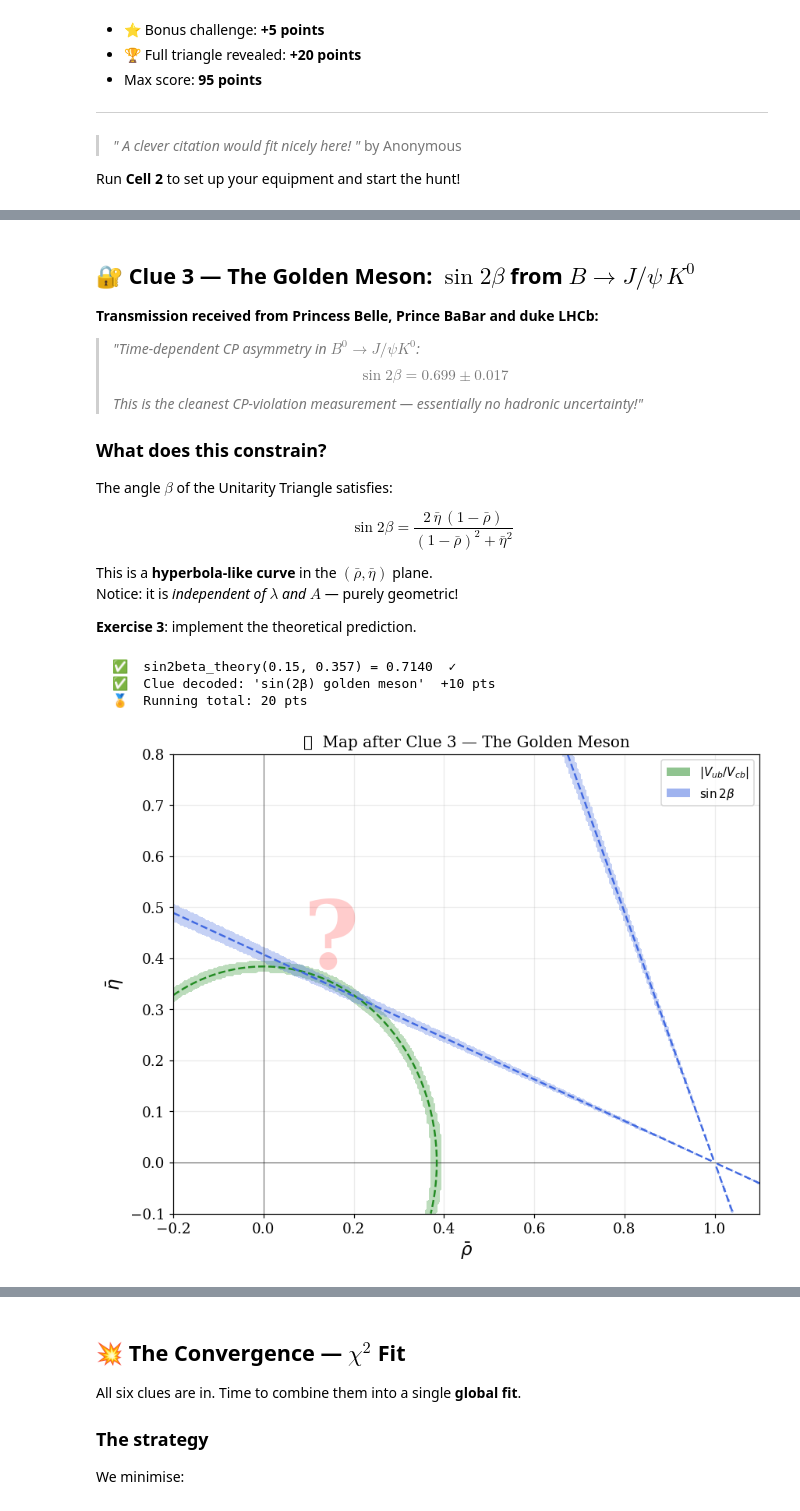
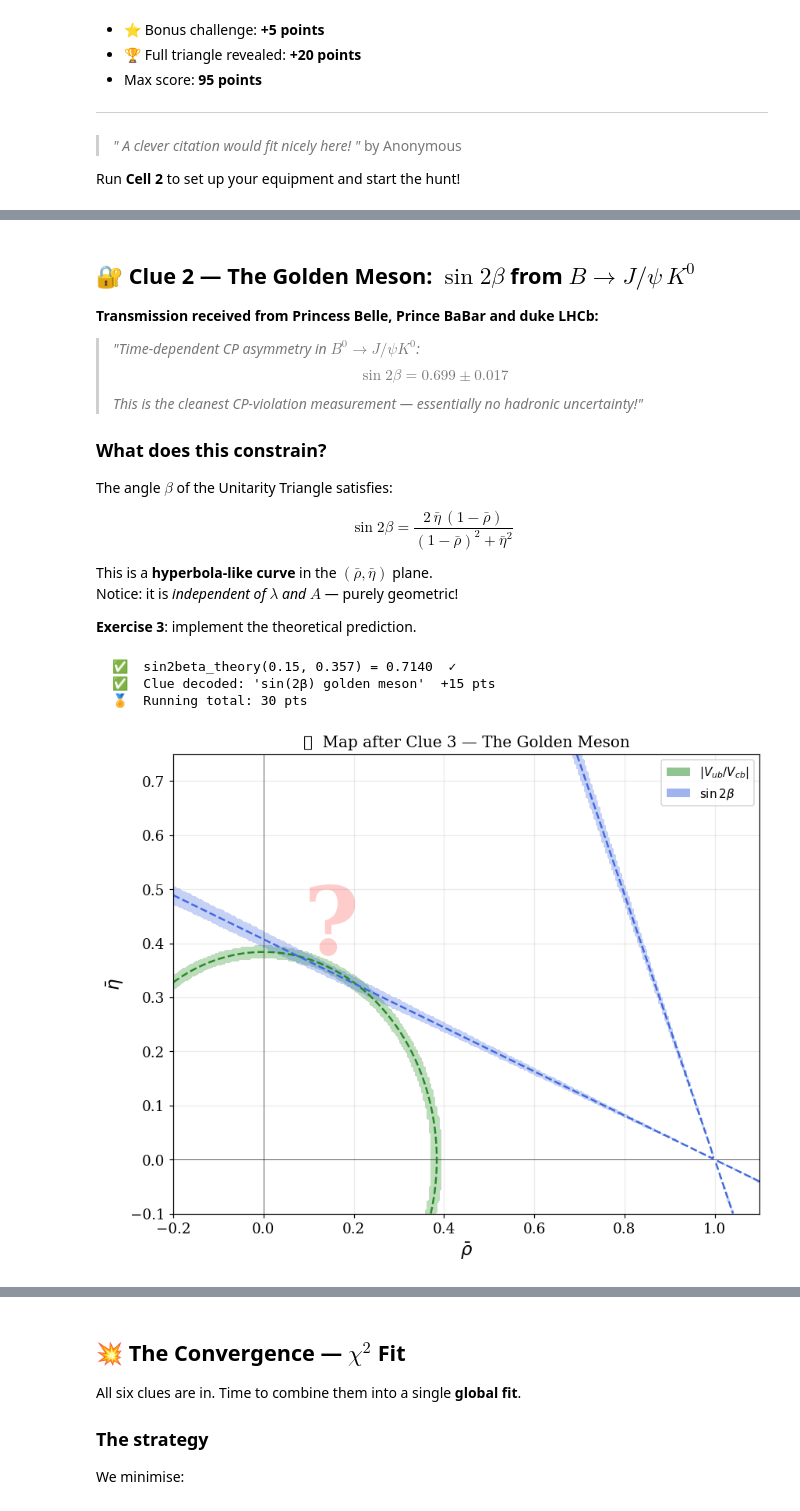
Before and after one commit to flavio-archilli/ckm_hunt, a Jupyter notebook: fortytwo.ipynb, the cells around one changed output, grey strips where cells are left out. Cells and saved outputs as stored; diff of their text form; code cells hidden in the pictures.

```diff
--- a/fortytwo.ipynb
+++ b/fortytwo.ipynb
@@ -89,7 +89,7 @@ hunt = TreasureHunt()
 
 # ── Live treasure map ────────────────────────────────────────
 RHO_LIM = (-0.20, 1.1)
-ETA_LIM = (-0.10, 0.8)
+ETA_LIM = (-0.10, 0.75)
 
 _rho_v = np.linspace(*RHO_LIM, 300)
 _eta_v = np.linspace(*ETA_LIM, 300)
@@ -406,7 +263,7 @@ So the measurement $|V_{ub}/V_{cb}| = r \pm \sigma$ draws an **annulus** (ring)
 **Exercise 2**: implement the theoretical prediction and add this clue to the map.
 # %%
 # ==========================================================
-#  EXERCISE 2  — Rb arc (|Vub/Vcb| constraint)
+#  EXERCISE 1  — Rb arc (|Vub/Vcb| constraint)
 # ==========================================================
 
 # Experimental value
@@ -417,14 +274,12 @@ lam_ref    = 0.2250     # we use the central value here
 def VubVcb_theory(rhobar, etabar, lam=lam_ref):
     """
     Return the SM prediction for |Vub/Vcb| as a function of (rhobar, etabar).
-
-    Formula:
-        |Vub/Vcb| = lam * sqrt(rhobar**2 + etabar**2)
     """
+    ### YOUR FORMULA HERE ###
     return lam * np.sqrt(rhobar**2 + etabar**2)
 # %%
 # ==========================================================
-#  CHECK — Exercise 2  +  reveal first band on map
+#  CHECK — Exercise 1  +  reveal first band on map
 # ==========================================================
 try:
     _got  = VubVcb_theory(0.150, 0.357)
@@ -437,7 +292,7 @@ try:
             lambda r, e: VubVcb_theory(r, e),
             VubVcb_exp, VubVcb_err, "forestgreen"
         )
-        hunt.award(10, "|Vub/Vcb| circle")
+        hunt.award(15, "|Vub/Vcb| circle")
         show_map("🗺️  Map after Clue 2 — The Rb Circle")
     else:
         print(f"  ❌  Got {_got:.5f}, expected {_exp:.5f} — check your formula")
@@ -451,5 +306,5 @@ except NotImplementedError as e:
 # %% [markdown]
-## 🔐 Clue 3 — The Golden Meson: $\sin 2\beta$ from $B \to J/\psi\, K^0$
+## 🔐 Clue 2 — The Golden Meson: $\sin 2\beta$ from $B \to J/\psi\, K^0$
 
 **Transmission received from Princess Belle, Prince BaBar and duke LHCb:**
 
@@ -485,25 +341,25 @@ def sin2beta_theory(rhobar, etabar):
     return 2 * etabar * (1 - rhobar) / ((1 - rhobar)**2 + etabar**2)
 # %%
 # ==========================================================
-#  CHECK — Exercise 3  +  reveal band on map
+#  CHECK — Exercise 2  +  reveal band on map
 # ==========================================================
 try:
     _got = sin2beta_theory(0.150, 0.357)
     _exp = 2*0.357*(1-0.150) / ((1-0.150)**2 + 0.357**2)
     if abs(_got - _exp) / _exp < 0.005:
         print(f"  ✅  sin2beta_theory(0.15, 0.357) = {_got:.4f}  ✓")
         hunt._bands[r"$\sin 2\beta$"] = (
             sin2beta_theory, sin2b_exp, sin2b_err, "royalblue"
         )
-        hunt.award(10, "sin(2β) golden meson")
+        hunt.award(15, "sin(2β) golden meson")
         show_map("🗺️  Map after Clue 3 — The Golden Meson")
     else:
         print(f"  ❌  Got {_got:.4f}, expected {_exp:.4f}")
 except NotImplementedError as e:
     print(f"  ⚠️  Not implemented: {e}")
 # %% [output]
   ✅  sin2beta_theory(0.15, 0.357) = 0.7140  ✓
-  ✅  Clue decoded: 'sin(2β) golden meson'  +10 pts
-  🏅  Running total: 20 pts
+  ✅  Clue decoded: 'sin(2β) golden meson'  +15 pts
+  🏅  Running total: 30 pts
-[figure, old version]
+[figure, new version]
 # %% [markdown]
```
Also changed, not shown: parts of 24 cells of this notebook, 1 other file.
